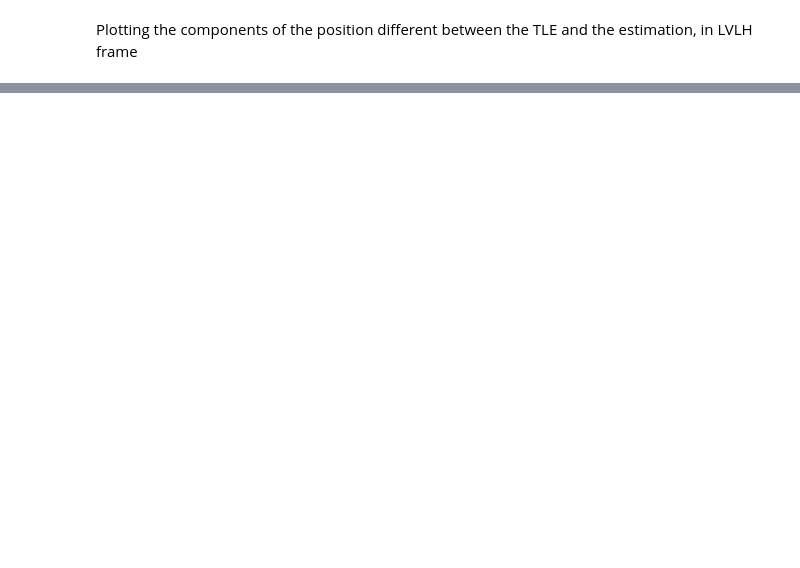
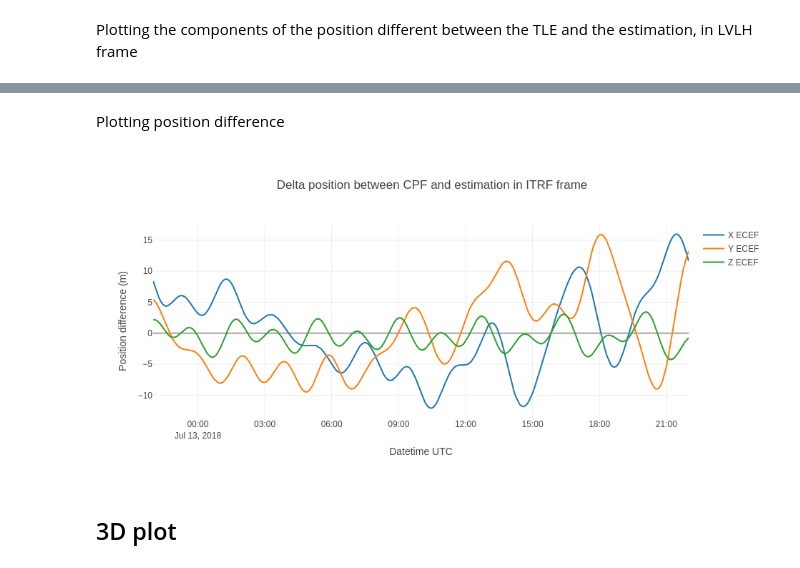
Before and after one commit to GorgiAstro/laser-orbit-determination, a Jupyter notebook: 02-orbit-determination-example.ipynb, the cells around one changed output, grey strips where cells are left out. Cells and saved outputs as stored; diff of their text form; code cells hidden in the pictures; blank space fills up the shorter version.

```diff
--- a/02-orbit-determination-example.ipynb
+++ b/02-orbit-determination-example.ipynb
@@ -479,0 +489,3 @@ py.iplot(fig)
+# %%
+import slrDataUtils
+cpfList = slrDataUtils.queryCpfData(username_edc, password_edc, url, cosparId, startCollectionDate)
@@ -480,3 +494,50 @@ py.iplot(fig)
+# %%
+cpfDataFrame = slrDataUtils.dlAndParseCpfData(username_edc, password_edc, url, cpfList, startCollectionDate, odDate)
+# %% [markdown]
+Plotting position difference
+# %%
+import plotly.graph_objs as go
+
+traceX = go.Scatter(
+    x = cpfDataFrame['x'].index,
+    y = PV_ecef_df['x'] - cpfDataFrame['x'],
+    mode='lines',
+    name='X ECEF'
+)
+
+traceY = go.Scatter(
+    x = cpfDataFrame['y'].index,
+    y = PV_ecef_df['y'] - cpfDataFrame['y'],
+    mode='lines',
+    name='Y ECEF'
+)
+
+traceZ = go.Scatter(
+    x = cpfDataFrame['z'].index,
+    y = PV_ecef_df['z'] - cpfDataFrame['z'],
+    mode='lines',
+    name='Z ECEF'
+)
+
+data = [traceX, traceY, traceZ]
+
+layout = go.Layout(
+    title = 'Delta position between CPF and estimation in ITRF frame',
+    xaxis = dict(
+        title = 'Datetime UTC'
+    ),
+    yaxis = dict(
+        title = 'Position difference (m)'
+    )
+)
+
+fig = dict(data=data, layout=layout)
+
+py.iplot(fig)
+# %% [output]
+[figure, added]
+# %% [markdown]
+## 3D plot
 # %%
 import plotly.graph_objs as go
 
```
Also changed, not shown: parts of 11 cells of this notebook.
